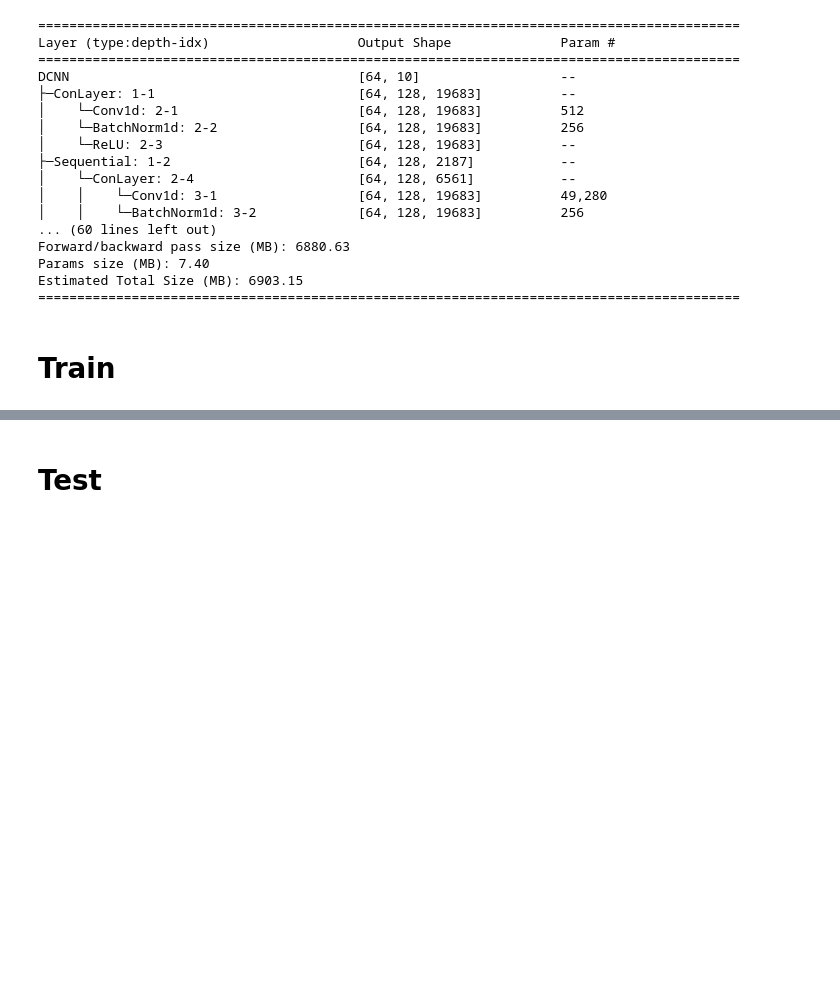
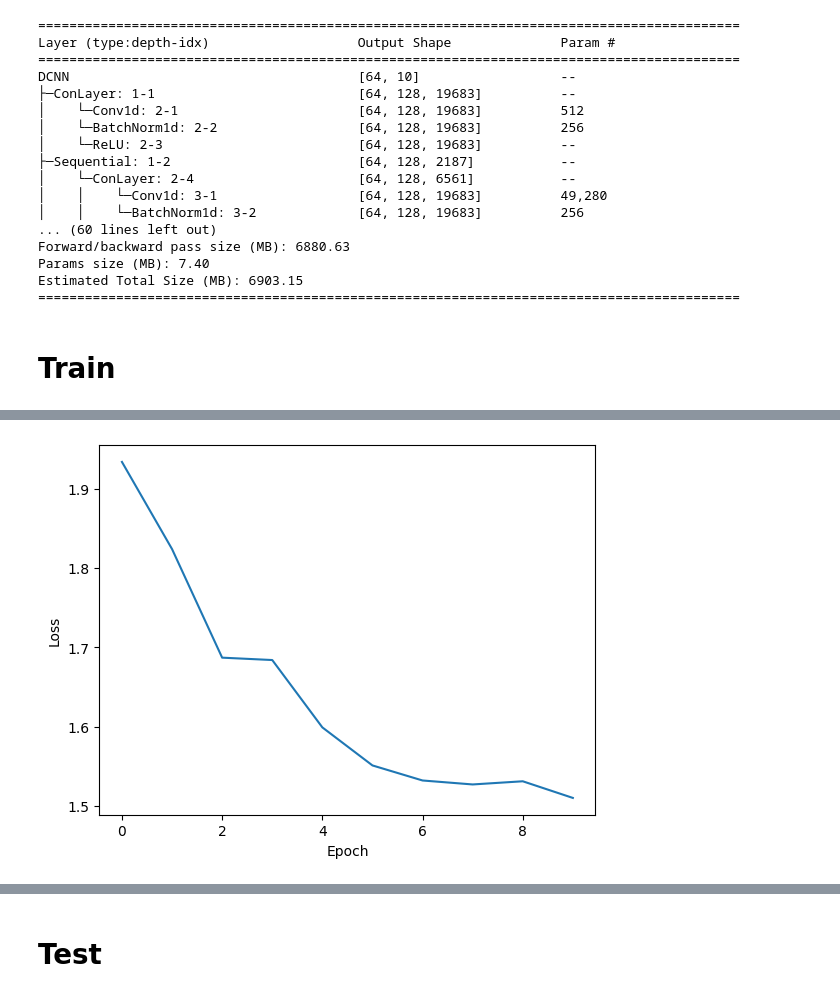
Before and after one commit to VAMPIREONETWO/Music-Genre-Classification, a Jupyter notebook: ColabTests/DCNNTestColab.ipynb, the cells around one changed output, grey strips where cells are left out. Drawn from its saved outputs; the diff is of its cells as text; code cells hidden in the pictures; blank space fills up the shorter version.

```diff
--- a/ColabTests/DCNNTestColab.ipynb
+++ b/ColabTests/DCNNTestColab.ipynb
@@ -95,8 +73,7 @@ finish segmentation and normalisation
 # %% [markdown]
 # Split Data
 # %%
-x_train, x_test, y_train, y_test = train_test_split(preprocessed_x, preprocessed_y, test_size=0.2,
-                                                    stratify=preprocessed_y,shuffle=True)
+x_train, x_test, y_train, y_test = train_test_split(x, y, test_size=0.2,stratify=y,shuffle=True)
 # k-fold cross validation
 k = 5
 xs_train, ys_train, xs_valid, ys_valid = k_fold_cross_validation(x_train,y_train,k)
@@ -145,41 +122,8 @@ Estimated Total Size (MB): 6903.15
 # %% [markdown]
 # Train
 # %%
-for i in range(15):
-    print("-------epoch  {} -------".format(i + 1))
-    for j in range(k):
-        print(f'fold {j+1}:')
-        loss_train = 0
-        accuracy_train = 0
-        train_size = 0
-        for batch_idx, (data, target) in enumerate(dataloaders_train[j]):
-            model.train()
-            output = model(data)
-            loss = loss_function(output, target)
-            opt.zero_grad()
-            loss.backward()
-            opt.step()
-            loss_train += loss.item()*len(data)
-            accuracy = (output.argmax(1) == target).sum()
-            accuracy_train += accuracy
-            train_size += len(data)
-        print("train set loss: {}".format(loss_train/train_size))
-        print("train set accuracy: {}".format(accuracy_train /train_size))
-
-        loss_valid = 0
-        accuracy_valid = 0
-        valid_size = 0
-        for batch_idx, (data, target) in enumerate(dataloaders_valid[j]):
-            model.eval()
-            with torch.no_grad():
-                output = model(data)
-                loss = loss_function(output, target)
-                loss_valid += loss.item()*len(data)
-                accuracy = (output.argmax(1) == target).sum()
-                accuracy_valid += accuracy
-                valid_size += len(data)
-        print("valid set loss: {}".format(loss_valid/valid_size))
-        print("valid set accuracy: {}".format(accuracy_valid/valid_size))
+epoch = 10
+history = train(model,loss_function,opt,dataloaders_train,dataloaders_valid,k,epoch=epoch)
 print("finish training")
 # %% [output]
 -------epoch  1 -------
@@ -201 +145,8 @@ valid set accuracy: 0.9912948608398438
 finish training
+# %%
+plt.plot(range(epoch),history['loss'])
+plt.xlabel('Epoch')
+plt.ylabel('Loss')
+plt.show()
+# %% [output]
+[figure, added]
```
Also changed, not shown: parts of 12 cells of this notebook, 6 other files.
